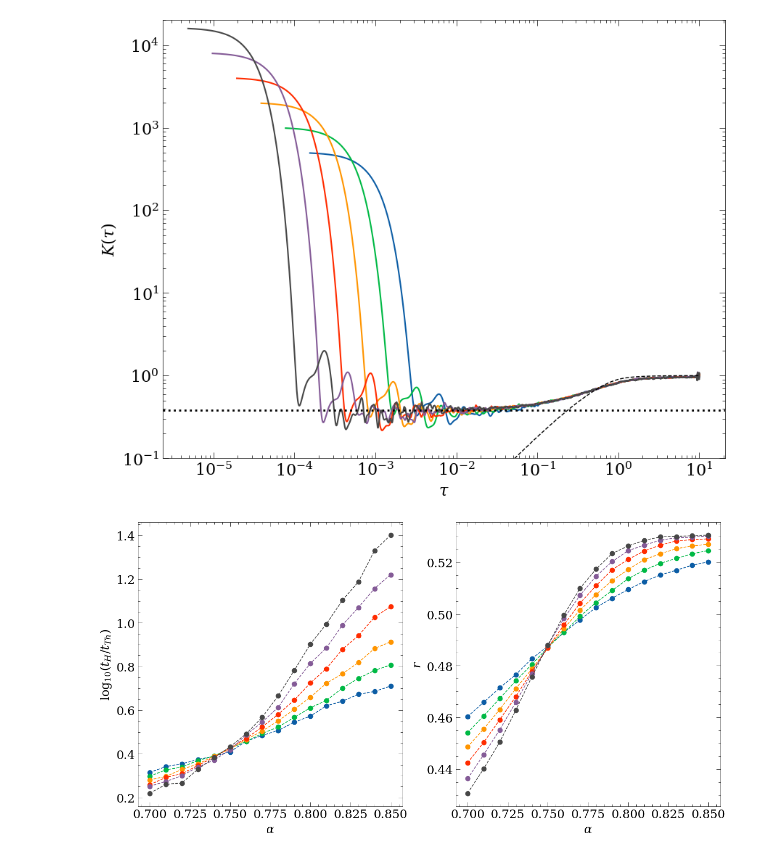
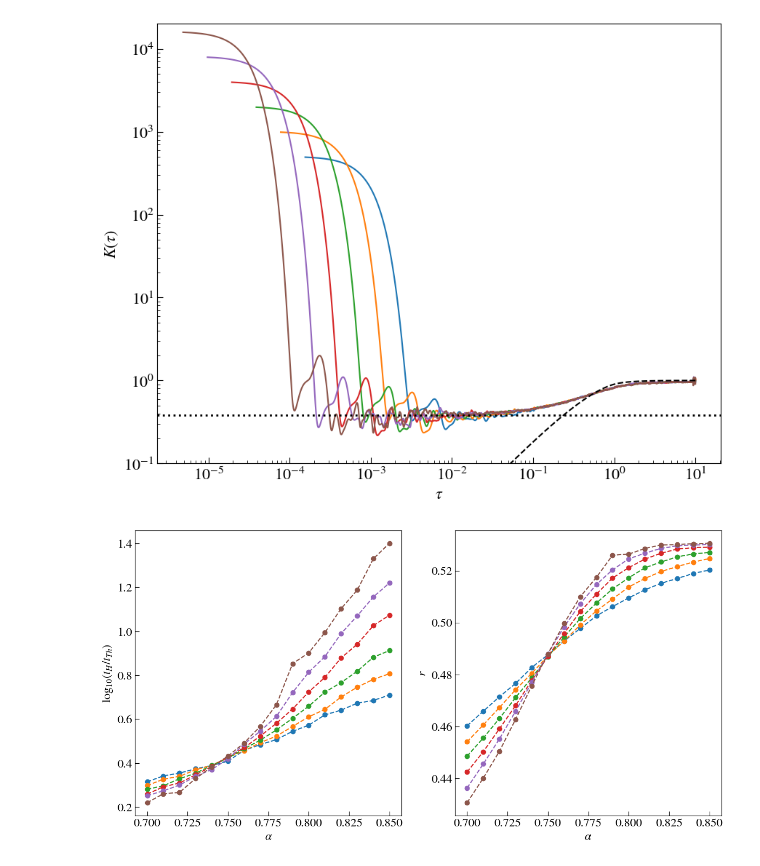
Before and after one commit to Rafal-Swietek/QHamSolver, a Jupyter notebook: QuantumSun/Jupyter_Python/sff_analysis.ipynb, the cells around one changed output. Saved outputs shown, nothing was run; the diff lists cells and outputs as text; code cells hidden in the pictures.

Commit message:
python update

```diff
--- a/QuantumSun/Jupyter_Python/sff_analysis.ipynb
+++ b/QuantumSun/Jupyter_Python/sff_analysis.ipynb
@@ -9,15 +9,22 @@ import matplotlib.colors as mcolors
 import seaborn as sns
 import pandas as pd
 
-import scienceplots
-import latex
+import sys
+my_path = "../../Python/"
+if my_path not in sys.path:
+    sys.path.append(my_path)
+
+for place in sys.path:
+    print(place)
+
+import costfun.costfun as cost
+
 import itertools
 matplotlib.rcParams['mathtext.fontset'] = 'stix'
 matplotlib.rcParams['font.family'] = 'STIXGeneral'
 latex_engine = 'xelatex'
 latex_elements = {'preamble':r'\usepackage{physics}'}
-matplotlib.rcParams.update(matplotlib.rcParamsDefault)
-plt.style.use(['science', 'no-latex'])
+
 %matplotlib inline
 colors_ls = (list(mcolors.TABLEAU_COLORS)[:120])
 colors_ls_cyc = itertools.cycle(colors_ls)
@@ -54,4 +61,4 @@ import os
 from os import sep as kPSep
 from os.path import exists
 
-dir = "../results/"
+base_dir = "../results/"
@@ -64,15 +83,19 @@ def order_of_magnitude(a_value):
     else:
         return 2
 
-def info(L, M, J, zeta, alfa, h, w, ini_ave = 0):
-    arr = [J, zeta, alfa, h, w]
-    names = ['J', 'zeta', 'alfa', 'h', 'w']
+def info_raw(L, M, J, gamma, zeta, alfa, h, w, ini_ave = 0):
+    arr = [J, gamma, zeta, alfa, h, w]
+    names = ['J', 'g', 'zeta', 'alfa', 'h', 'w']
     info = "_L=%d,M=%d"%(L,M)
     for i, var in enumerate(arr):
         n = order_of_magnitude(var)
         info += str(",%s={:.%df}"%(names[i], n)).format(round(var, n))
     info += ",ini_ave=%d"%ini_ave
-    return info + ".dat"
+    return info
+
+def info(L, M, J, gamma, zeta, alfa, h, w, ini_ave = 0):
+    return info_raw(L, M, J, gamma, zeta, alfa, h, w, ini_ave) + ".dat"
+
 
 def GOE(x : np.array):
     """
@@ -92,6 +115,8 @@ def remove_fluctuations(data, bucket_size=10):
         average = np.sum(data[k - half_bucket : k + half_bucket])
         new_data[k - half_bucket] = average / bucket_size
     return new_data
+
+dir_E = base_dir + 'DIAGONALIZATION/'
 # %%
 J=1.0
 alfa=0.75
@@ -105,35 +130,35 @@ fig, axis = plt.subplots( nrows=1, ncols=1, figsize=(10,8), dpi = 100)
 
 FOLDED = False
 
 alfa_vals = np.linspace(0.7, 0.85, 16)
 sizes = np.arange(10, 16, 1)
 #for alfa in alfa_vals:
 times = [1]
 for L in sizes:
-    filename = dir + "SpectralFormFactor/" + ("folded" if FOLDED else "") + info(L, M, J, zeta, alfa, h, w, ini_ave)
+    filename = base_dir + "SpectralFormFactor/" + ("folded" if FOLDED else "") + info(L, M, J, zeta, alfa, h, w, ini_ave)
     if exists(filename):
         data = pd.read_table(filename, sep="\t", header=None)
         times = np.array(data[0])
         sff = np.array(data[1])
         sff = remove_fluctuations(sff, int(0.005 * len(sff)))
         tH = data[2][0]
         gap_ratio = data[4][0]
         axis.plot(times, sff, lw=1.5, label=r"$L=%d$"%L)
     else:
         print(filename)
 
 axis.plot(times, GOE(times), ls='--', color='black')
 axis.axhline(y=0.38, ls=':', lw=2, color='black')
 axis.set_ylim(1e-1, 2e4)
 axis.set_xscale('log')
 axis.set_yscale('log')
 axis.set_ylabel(r"$K(\tau)$", fontsize=16)
 axis.set_xlabel(r"$\tau$", fontsize=16)
 axis.tick_params(axis='both', which='major', direction="in",length=6, labelsize=16)#, length=font_size-4, width=0.05*font_size)
 axis.tick_params(axis='both', which='minor', direction="in",length=3, labelsize=16)#, length=0.2*(font_size-4), width=0.05*font_size)
 #axis.set_ylim(0, 1.1)
 # %% [output]
-[figure, old version]
+[figure, new version]
 # %%
 J=1.0
 alfa=0.75
@@ -162,7 +187,7 @@ for L in sizes:
     gaps_L = []
     for alfa in alfa_vals:
 
-        filename = dir + "SpectralFormFactor/" + ("folded" if FOLDED else "") + info(L, M, J, zeta, alfa, h, w, ini_ave)
+        filename = base_dir + "SpectralFormFactor/" + ("folded" if FOLDED else "") + info(L, M, J, zeta, alfa, h, w, ini_ave)
         if exists(filename):
             data = pd.read_table(filename, sep="\t", header=None)
             times = np.array(data[0])
@@ -208,4 +233,4 @@ for ax in axis:
     ax.tick_params(axis='both', which='minor', direction="in",length=3, labelsize=16)#, length=0.2*(font_size-4), width=0.05*font_size)
 #axis.set_ylim(0, 1.1)
 # %% [output]
-[figure, old version]
+[figure, new version]
```
Also changed, not shown: parts of 6 cells of this notebook, 4 other files.
